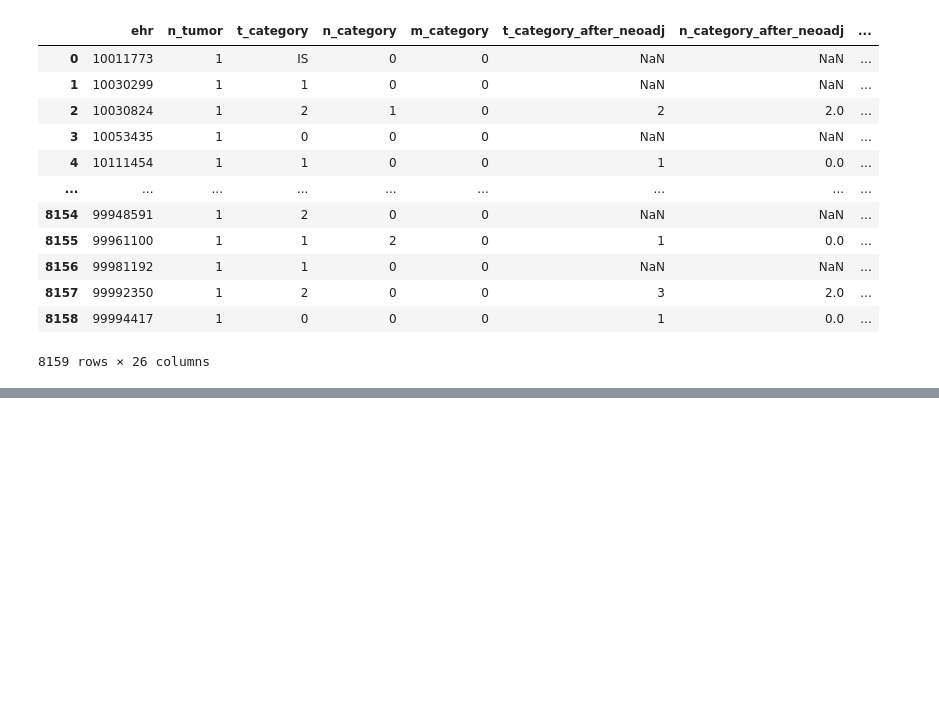
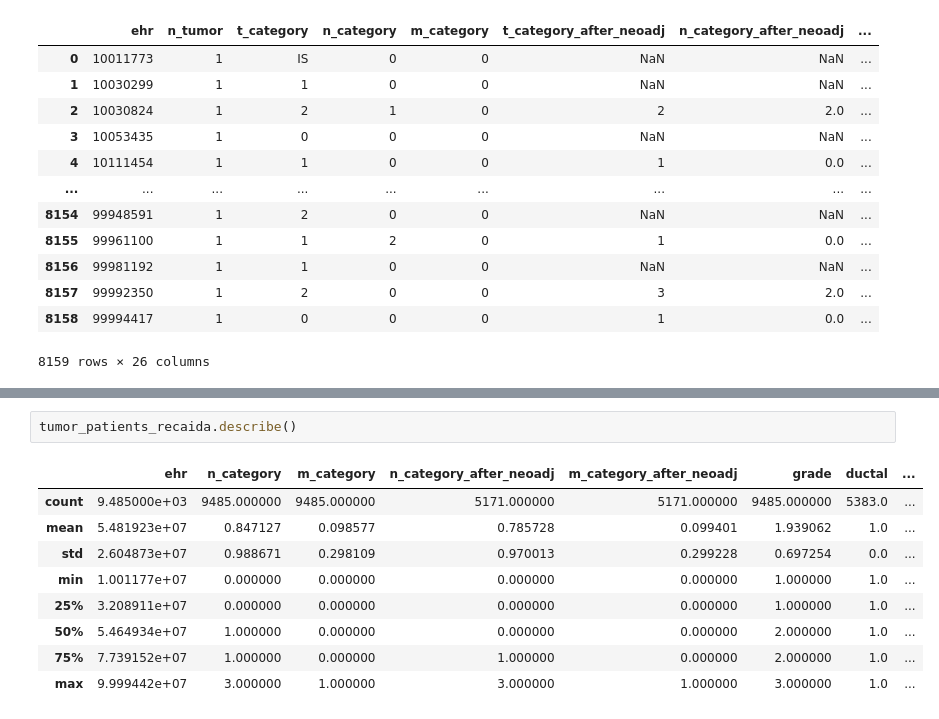
Before and after one commit to MrGG14/cancer_mama, a Jupyter notebook: code/preprocessing.ipynb, the cells around one changed output, grey strips where cells are left out. Cells and saved outputs as stored; diff of their text form; blank space fills up the shorter version.

```diff
--- a/code/preprocessing.ipynb
+++ b/code/preprocessing.ipynb
@@ -617,0 +618,12 @@ tumor_patients_recaida
+# %%
+tumor_patients_recaida.describe()
+# %% [output]
+|  | ehr | n_category | m_category | n_category_after_neoadj | m_category_after_neoadj | grade | ductal | ... |
+| count | 9.485000e+03 | 9485.000000 | 9485.000000 | 5171.000000 | 5171.000000 | 9485.000000 | 5383.0 | ... |
+| mean | 5.481923e+07 | 0.847127 | 0.098577 | 0.785728 | 0.099401 | 1.939062 | 1.0 | ... |
+| std | 2.604873e+07 | 0.988671 | 0.298109 | 0.970013 | 0.299228 | 0.697254 | 0.0 | ... |
+| min | 1.001177e+07 | 0.000000 | 0.000000 | 0.000000 | 0.000000 | 1.000000 | 1.0 | ... |
+| 25% | 3.208911e+07 | 0.000000 | 0.000000 | 0.000000 | 0.000000 | 1.000000 | 1.0 | ... |
+| 50% | 5.464934e+07 | 1.000000 | 0.000000 | 0.000000 | 0.000000 | 2.000000 | 1.0 | ... |
+| 75% | 7.739152e+07 | 1.000000 | 0.000000 | 1.000000 | 0.000000 | 2.000000 | 1.0 | ... |
+| max | 9.999442e+07 | 3.000000 | 1.000000 | 3.000000 | 1.000000 | 3.000000 | 1.0 | ... |
```
Also changed, not shown: parts of 63 cells of this notebook.
